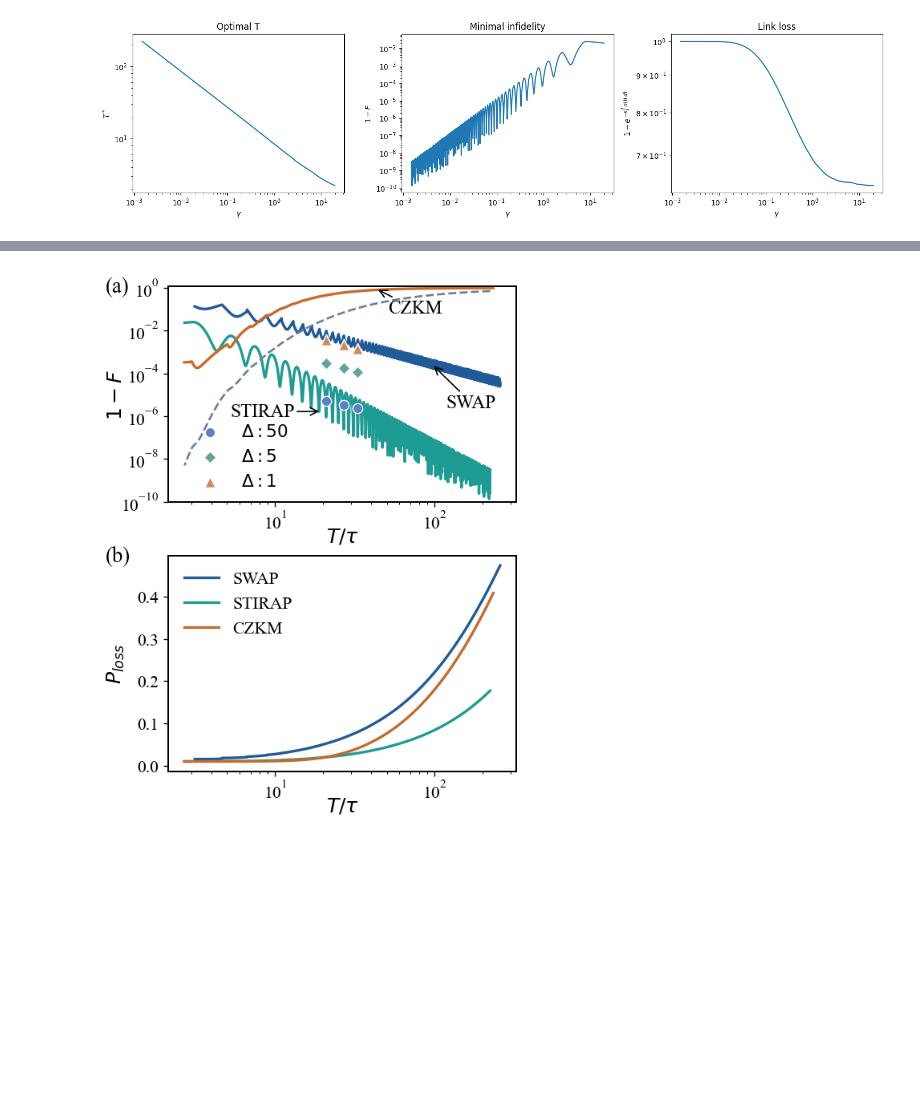
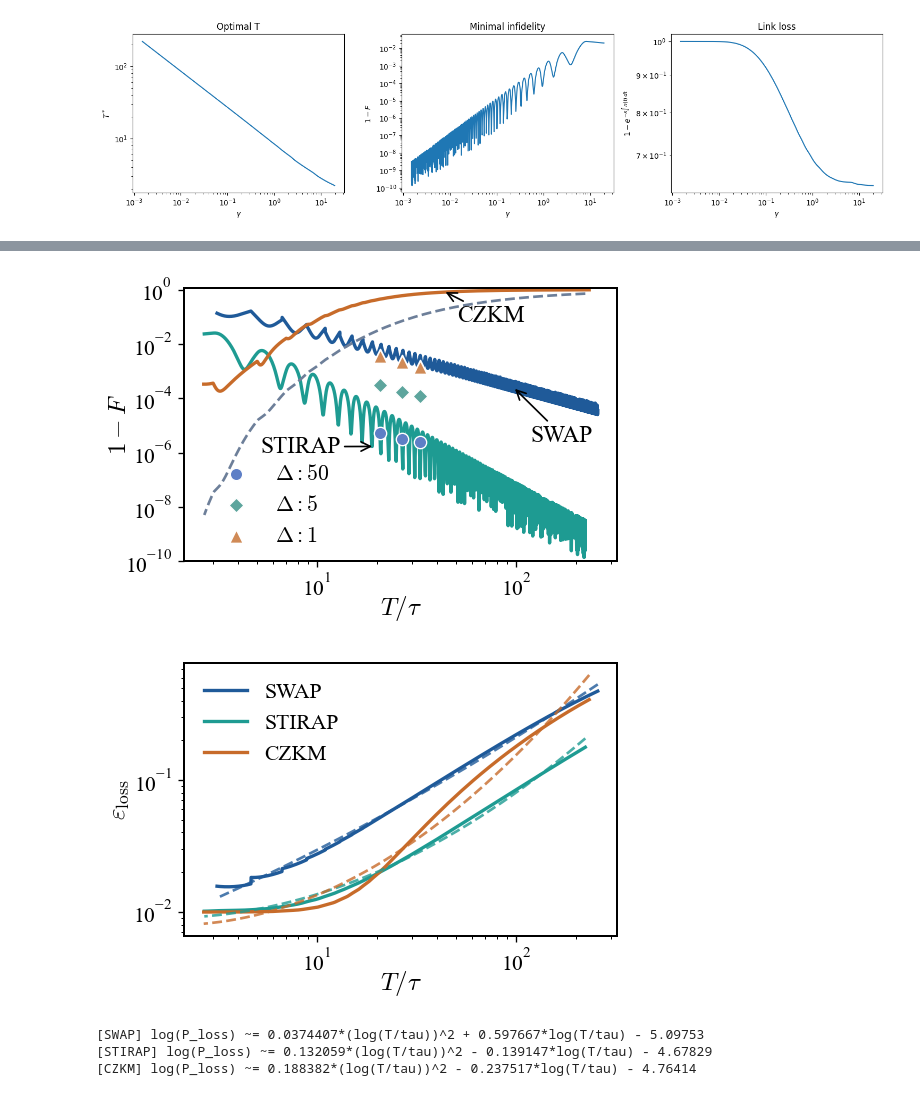
Before and after one commit to Taitoos2/non_markovian_qubit_swap, a Jupyter notebook: Idea_3.ipynb, the cells around one changed output, grey strips where cells are left out. Cells and saved outputs as stored; diff of their text form; code cells hidden in the pictures; blank space fills up the shorter version.

```diff
--- a/Idea_3.ipynb
+++ b/Idea_3.ipynb
@@ -193,14 +111,25 @@ CZKM_app(
 # %%
-from expt_sets import fig_paper_QST_and_IF_vs_T
+from expt_sets import fig_paper_IF_vs_T
 
-fig_paper_QST_and_IF_vs_T(
+fig_paper_IF_vs_T(
     tau=1.0,
-    gamma=0.1,
-    T_dyn=200,
-    figsize=(4.3, 6),
-    save="figure_qst2.pdf",
-    hspace=0.25,
-    kappa=0.01,
+    figsize=(4.3, 3.0),
+    save="figure_qst_if.pdf",
 )
 # %% [output]
-[figure, old version]
+[figure, new version]
+# %%
+from expt_sets import fig_paper_loss_vs_T
+
+fig_paper_loss_vs_T(
+    tau=1.0,
+    figsize=(4.3, 3.0),
+    save="figure_qst_loss.pdf",
+    kappa=0.01,
+    fit=True,
+)
+# %% [output]
+[figure, added]
+[SWAP] log(P_loss) ~= 0.0374407*(log(T/tau))^2 + 0.597667*log(T/tau) - 5.09753
+[STIRAP] log(P_loss) ~= 0.132059*(log(T/tau))^2 - 0.139147*log(T/tau) - 4.67829
+[CZKM] log(P_loss) ~= 0.188382*(log(T/tau))^2 - 0.237517*log(T/tau) - 4.76414
```
Also changed, not shown: parts of 9 cells of this notebook, 13 other files.
